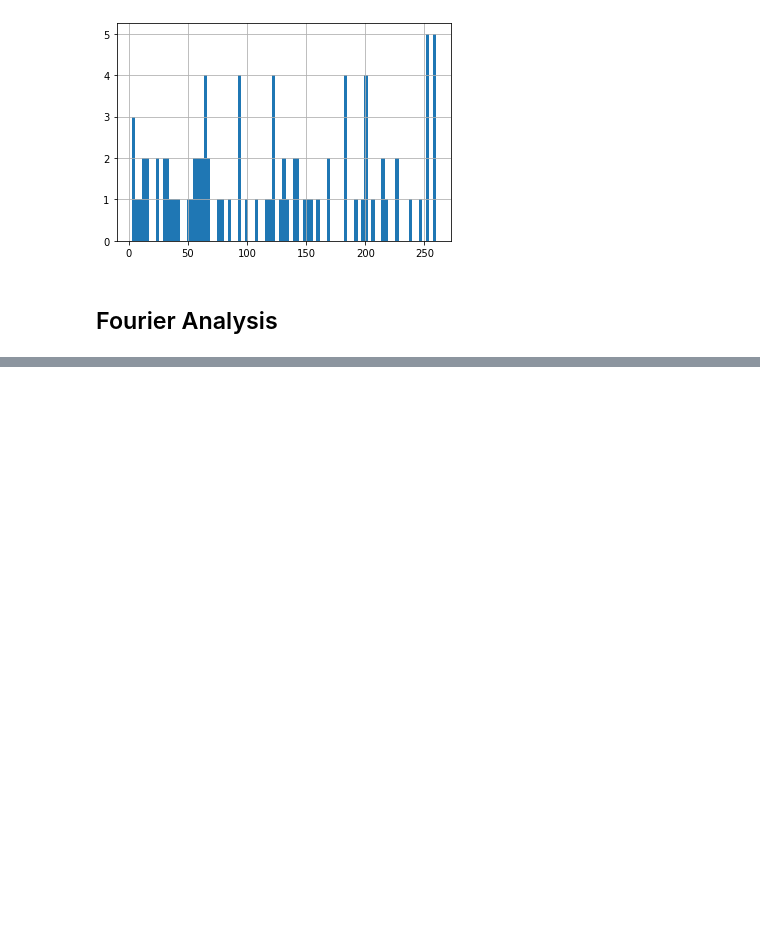
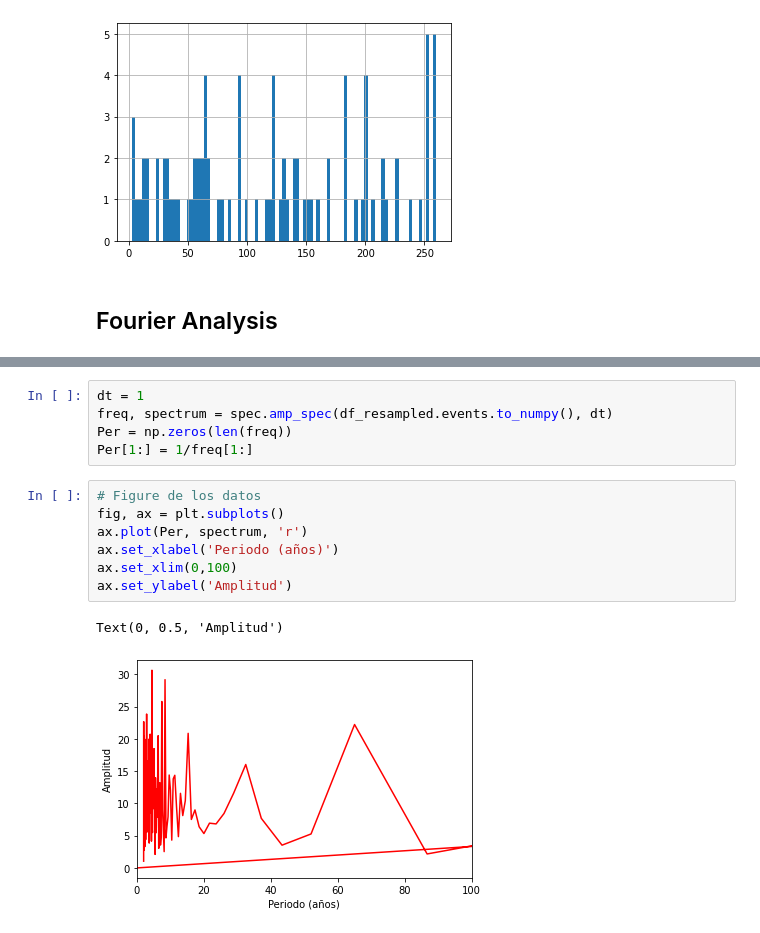
Before and after one commit to ieferreira/geological-menagerie, a Jupyter notebook: PulsesEarth/pulsesEarth.ipynb, the cells around one changed output, grey strips where cells are left out. Cells and saved outputs as stored; diff of their text form; blank space fills up the shorter version.

Commit message:
adding analysis on non-extinction events

```diff
--- a/PulsesEarth/pulsesEarth.ipynb
+++ b/PulsesEarth/pulsesEarth.ipynb
@@ -234,0 +263,15 @@ dates.events.hist(bins=89)
+# %%
+dt = 1
+freq, spectrum = spec.amp_spec(df_resampled.events.to_numpy(), dt)
+Per = np.zeros(len(freq))
+Per[1:] = 1/freq[1:]
+# %%
+# Figure de los datos
+fig, ax = plt.subplots()
+ax.plot(Per, spectrum, 'r')
+ax.set_xlabel('Periodo (años)')
+ax.set_xlim(0,100)
+ax.set_ylabel('Amplitud')
+# %% [output]
+Text(0, 0.5, 'Amplitud')
+[figure, added]
```
Also changed, not shown: parts of 17 cells of this notebook.
